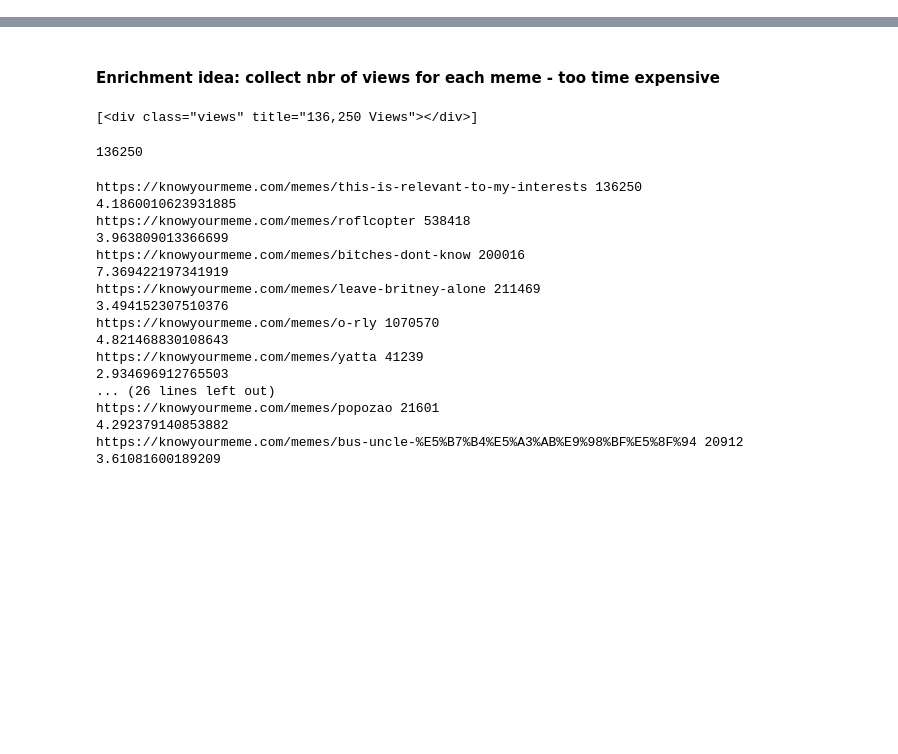
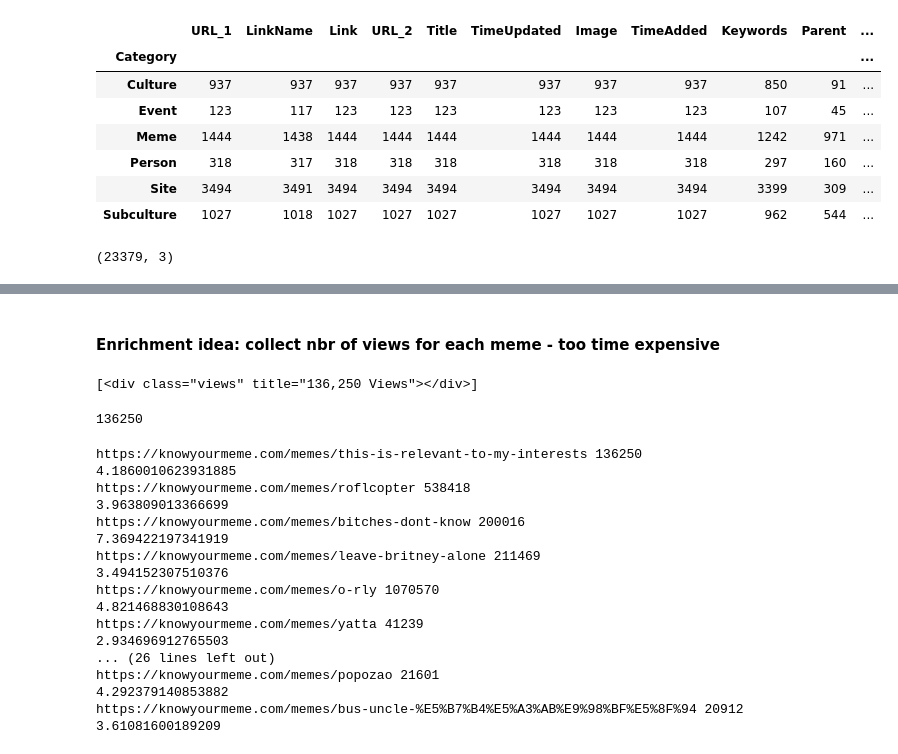
Before and after one commit to MReintop/DataEngProject_Team2, a Jupyter notebook: enrichment_ideas.ipynb, the cells around one changed output, grey strips where cells are left out. Drawn from its saved outputs; the diff is of its cells as text; code cells hidden in the pictures; blank space fills up the shorter version.

```diff
--- a/enrichment_ideas.ipynb
+++ b/enrichment_ideas.ipynb
@@ -0,0 +240,16 @@
+# %%
+merged_link_origin = origin_links.merge(df,left_on='Link', right_on='URL', how='left', suffixes=('_1', '_2'))
+merged_link_origin.groupby(by="Category").count()
+# %% [output]
+|  | URL_1 | LinkName | Link | URL_2 | Title | TimeUpdated | Image | TimeAdded | Keywords | Parent | ... |
+| Category |  |  |  |  |  |  |  |  |  |  | ... |
+| Culture | 937 | 937 | 937 | 937 | 937 | 937 | 937 | 937 | 850 | 91 | ... |
+| Event | 123 | 117 | 123 | 123 | 123 | 123 | 123 | 123 | 107 | 45 | ... |
+| Meme | 1444 | 1438 | 1444 | 1444 | 1444 | 1444 | 1444 | 1444 | 1242 | 971 | ... |
+| Person | 318 | 317 | 318 | 318 | 318 | 318 | 318 | 318 | 297 | 160 | ... |
+| Site | 3494 | 3491 | 3494 | 3494 | 3494 | 3494 | 3494 | 3494 | 3399 | 309 | ... |
+| Subculture | 1027 | 1018 | 1027 | 1027 | 1027 | 1027 | 1027 | 1027 | 962 | 544 | ... |
+# %%
+spread_links.shape
+# %% [output]
+(23379, 3)
```
Also changed, not shown: parts of 37 cells of this notebook, 2 other files.
